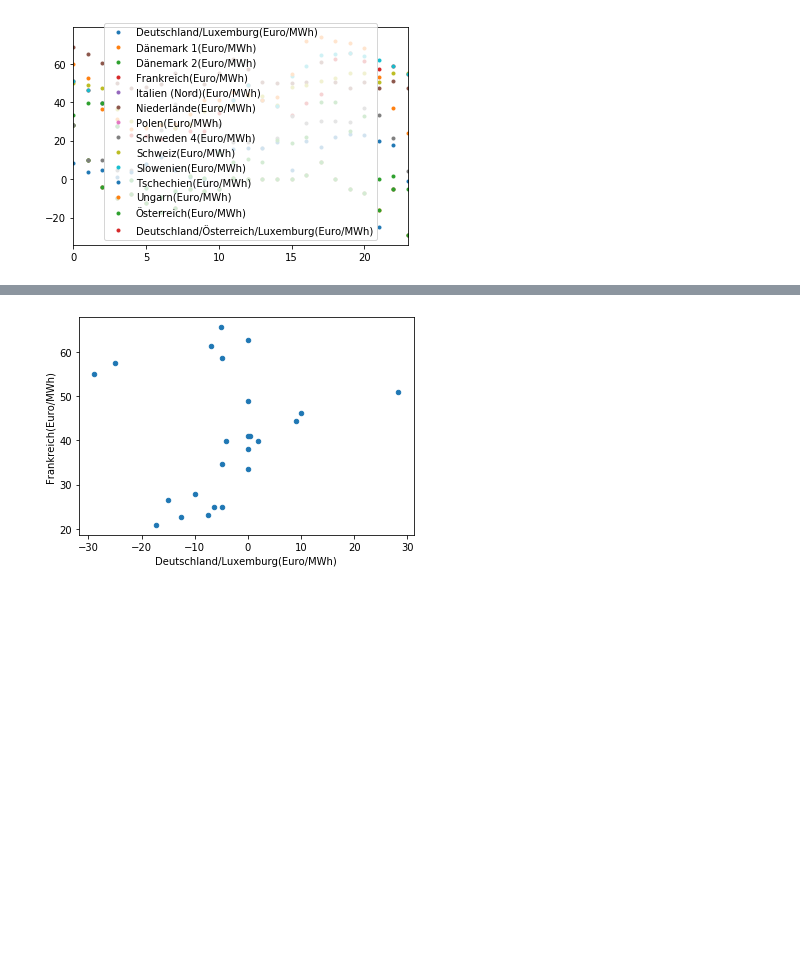
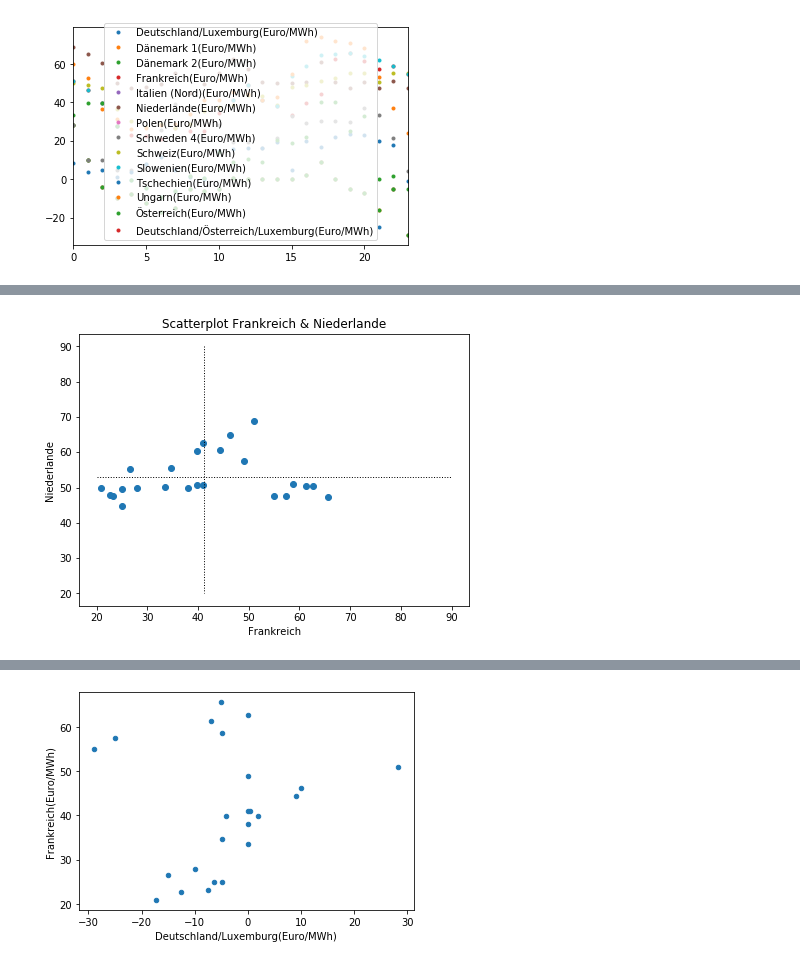
Before and after one commit to alrusa/seminarws1920, a Jupyter notebook: seminar.ipynb, the cells around one changed output, grey strips where cells are left out. Drawn from its saved outputs; the diff is of its cells as text; code cells hidden in the pictures; blank space fills up the shorter version.

```diff
--- a/seminar.ipynb
+++ b/seminar.ipynb
@@ -173,0 +155,23 @@ KeyError: 'U'
+# %%
+#Create plot area
+fig, ax = plt.subplots()
+
+#Set plot size
+fig.set_size_inches(7, 5)
+
+#Plot chart as above, but change the plot type from 'o' to '*' - givng us stars!
+plt.plot(df['Frankreich(Euro/MWh)'],df['Niederlande(Euro/MWh)'],"o")
+
+#add horizontal and vertical lines (crosshairs)
+plt.plot([df['Frankreich(Euro/MWh)'].mean(),df['Frankreich(Euro/MWh)'].mean()],[90,20],'k-', linestyle = ":", lw=1)
+plt.plot([20,90],[df['Niederlande(Euro/MWh)'].mean(),df['Niederlande(Euro/MWh)'].mean()],'k-', linestyle = ":", lw=1)
+
+#Add labels to chart area
+ax.set_title('Scatterplot Frankreich & Niederlande')
+ax.set_xlabel("Frankreich")
+ax.set_ylabel("Niederlande")
+
+#Display the chart
+plt.show()
+# %% [output]
+[figure, added]
```
Also changed, not shown: parts of 25 cells of this notebook.
